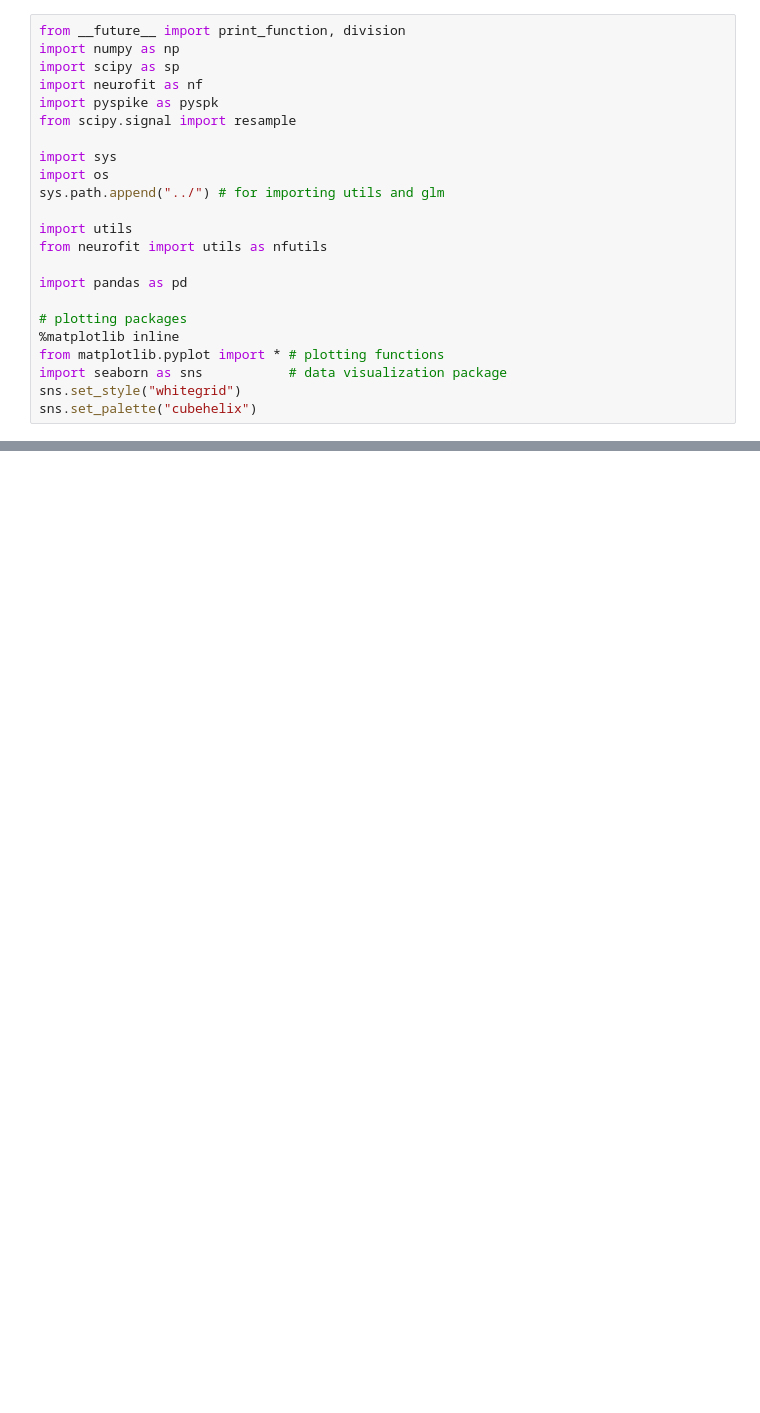
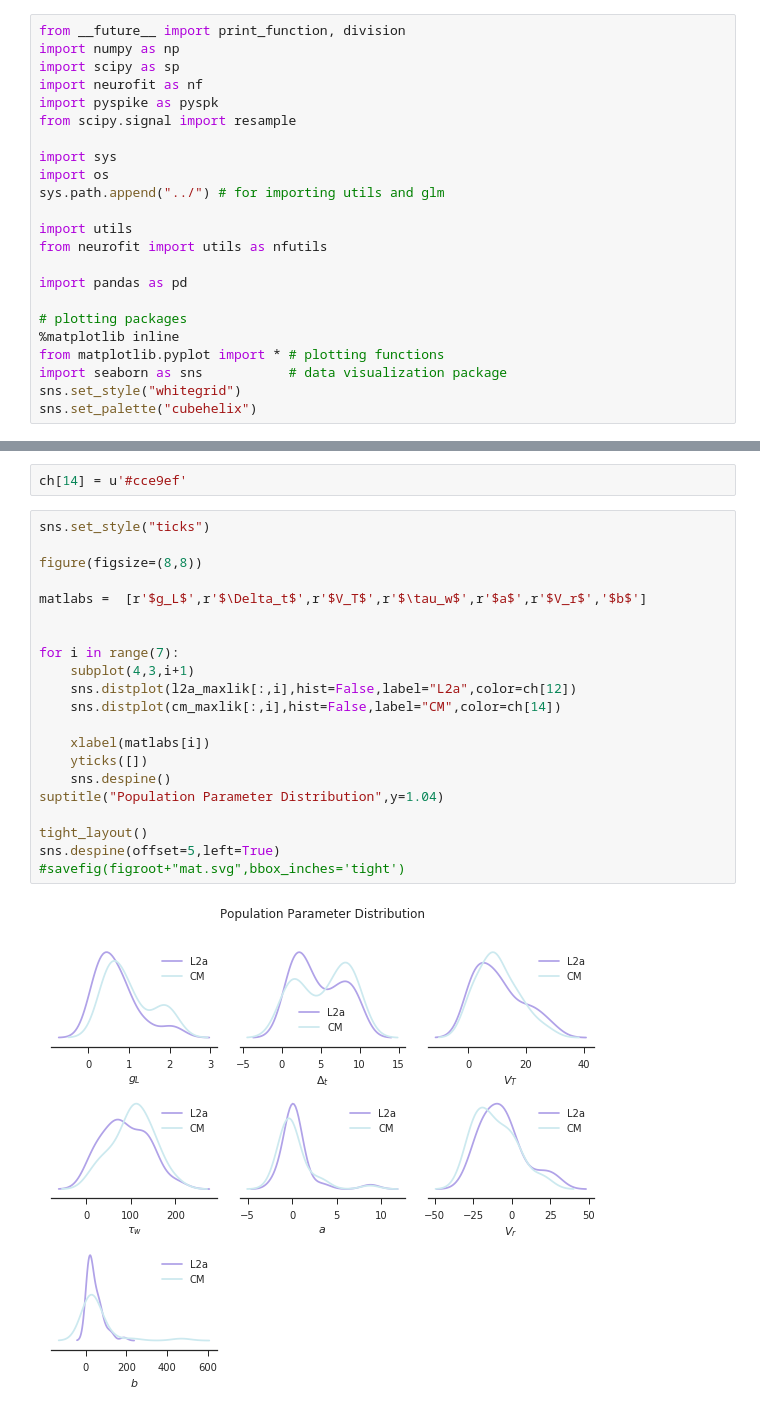
Before and after one commit to melizalab/dstrf, a Jupyter notebook: batch/results_check-bulk.ipynb, the cells around one changed output, grey strips where cells are left out. Cells and saved outputs as stored; diff of their text form; blank space fills up the shorter version.

```diff
--- a/batch/results_check-bulk.ipynb
+++ b/batch/results_check-bulk.ipynb
@@ -137,2 +157,27 @@ tight_layout()
+# %%
+ch[14] = u'#cce9ef'
+# %%
+sns.set_style("ticks")
+
+figure(figsize=(8,8))
+
+matlabs =  [r'$g_L$',r'$\Delta_t$',r'$V_T$',r'$\tau_w$',r'$a$',r'$V_r$','$b$']
+
+
+for i in range(7):
+    subplot(4,3,i+1)
+    sns.distplot(l2a_maxlik[:,i],hist=False,label="L2a",color=ch[12])
+    sns.distplot(cm_maxlik[:,i],hist=False,label="CM",color=ch[14])
+
+    xlabel(matlabs[i])
+    yticks([])
+    sns.despine()
+suptitle("Population Parameter Distribution",y=1.04)
+
+tight_layout()
+sns.despine(offset=5,left=True)
+#savefig(figroot+"mat.svg",bbox_inches='tight')
+# %% [output]
+[figure, added]
 # %%
 data = pd.read_csv("./bulkdata.csv")
```
Also changed, not shown: parts of 9 cells of this notebook, 9 other files.
